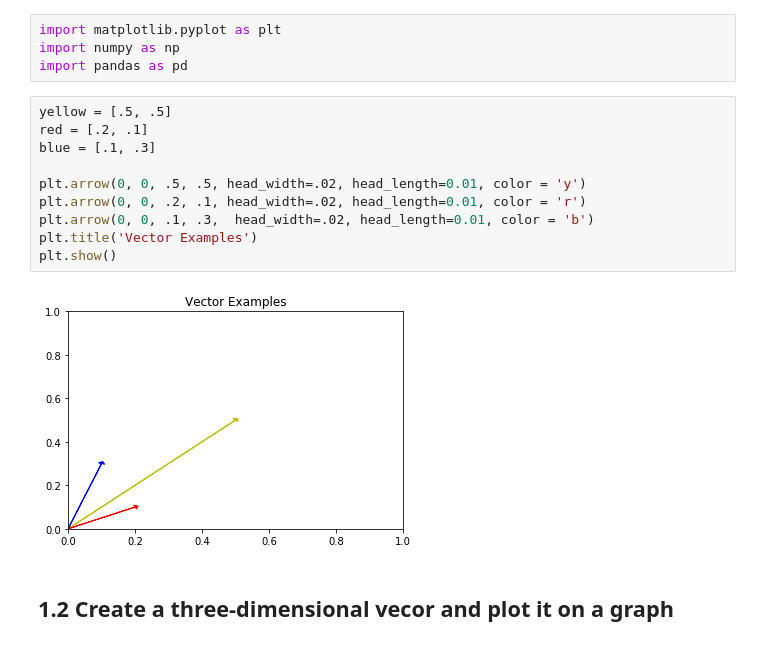
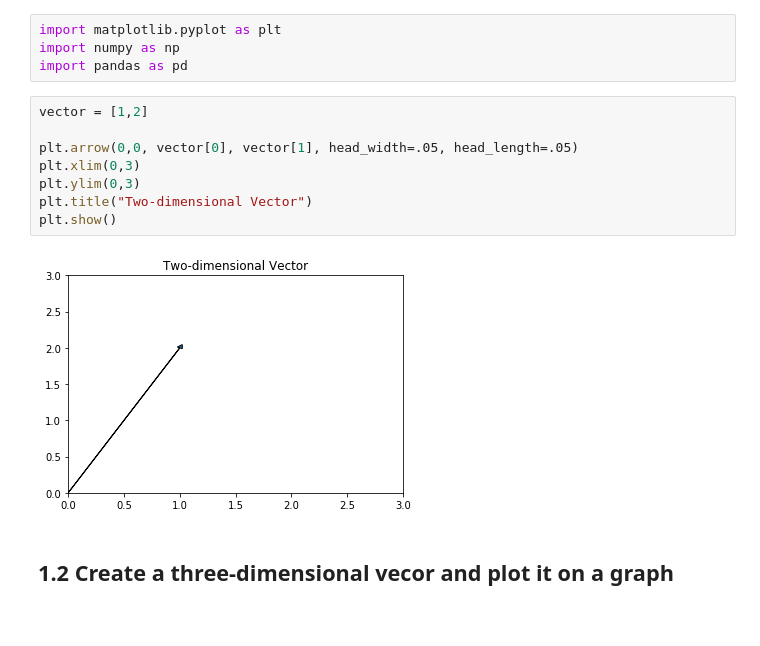
Before and after one commit to Baisalis/DS-Unit-1-Sprint-4-Linear-Algebra, a Jupyter notebook: Linear_Algebra_Assignment.ipynb, the cells around one changed output. Saved outputs shown, nothing was run; the diff lists cells and outputs as text.

```diff
--- a/Linear_Algebra_Assignment.ipynb
+++ b/Linear_Algebra_Assignment.ipynb
@@ -10,18 +10,16 @@ For the questions below it is not sufficient to simply provide answer to the que
 import matplotlib.pyplot as plt
 import numpy as np
 import pandas as pd
-# %%
-yellow = [.5, .5]
-red = [.2, .1]
-blue = [.1, .3]
-
-plt.arrow(0, 0, .5, .5, head_width=.02, head_length=0.01, color = 'y')
-plt.arrow(0, 0, .2, .1, head_width=.02, head_length=0.01, color = 'r')
-plt.arrow(0, 0, .1, .3,  head_width=.02, head_length=0.01, color = 'b')
-plt.title('Vector Examples')
-plt.show()
-# %% [output]
-[figure, removed]
+# %%
+vector = [1,2]
+
+plt.arrow(0,0, vector[0], vector[1], head_width=.05, head_length=.05)
+plt.xlim(0,3)
+plt.ylim(0,3)
+plt.title("Two-dimensional Vector")
+plt.show()
+# %% [output]
+[figure, added]
 # %% [markdown]
 ## 1.2 Create a three-dimensional vecor and plot it on a graph
 # %%
```
Also changed, not shown: parts of 26 cells of this notebook.
